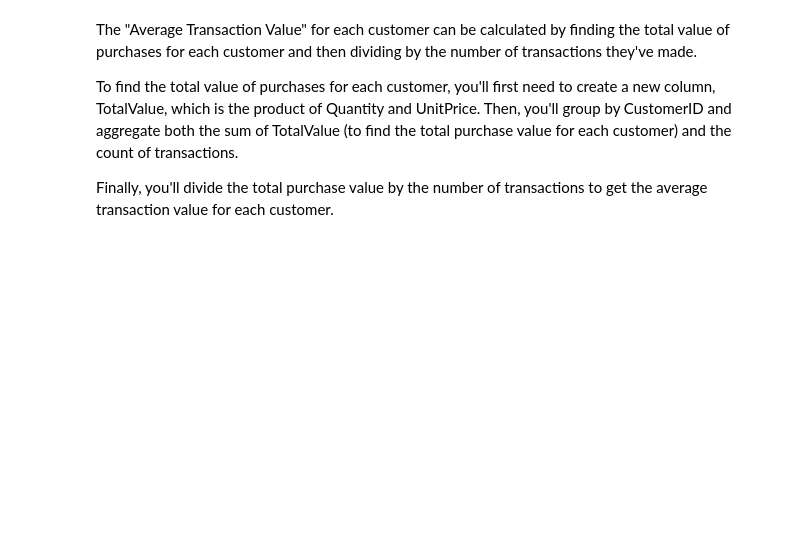
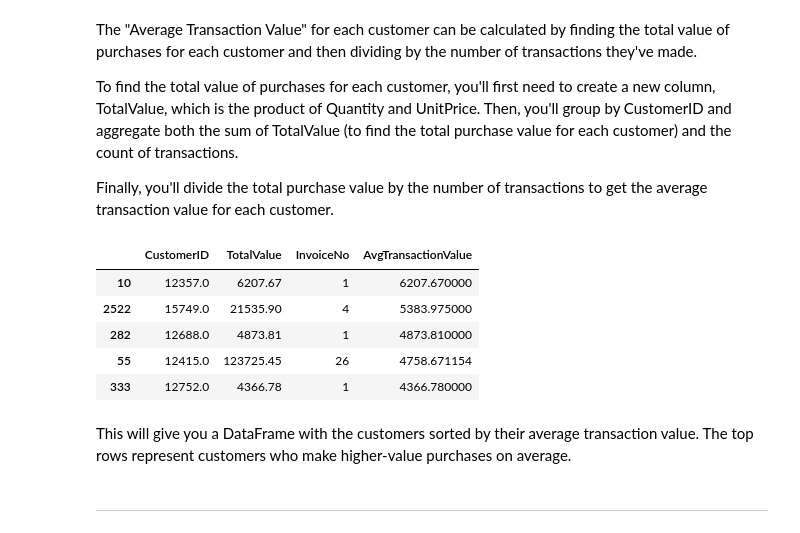
Before and after one commit to ajits-github/TimeSeries_CohortAndChurn_Analysis_With_OnlineRetailData, a Jupyter notebook: TimeSeries_CohortAndChurn_Analysis_With_OnlineRetailData.ipynb, the cells around one changed output. Drawn from its saved outputs; the diff is of its cells as text; code cells hidden in the pictures; blank space fills up the shorter version.

```diff
--- a/TimeSeries_CohortAndChurn_Analysis_With_OnlineRetailData.ipynb
+++ b/TimeSeries_CohortAndChurn_Analysis_With_OnlineRetailData.ipynb
@@ -237,3 +237,32 @@ The "Average Transaction Value" for each customer can be calculated by finding t
 To find the total value of purchases for each customer, you'll first need to create a new column, TotalValue, which is the product of Quantity and UnitPrice. Then, you'll group by CustomerID and aggregate both the sum of TotalValue (to find the total purchase value for each customer) and the count of transactions.
 
 Finally, you'll divide the total purchase value by the number of transactions to get the average transaction value for each customer.
+# %%
+# Creating the TotalValue column
+df_new2 = df.copy()
+df_new2['TotalValue'] = df_new2['Quantity'] * df_new2['UnitPrice']
+
+# Grouping by CustomerID to find total value and count of transactions
+agg_data = df_new2.groupby('CustomerID').agg({'TotalValue': 'sum', 'InvoiceNo': 'nunique'}).reset_index()
+
+# Calculate average transaction value
+agg_data['AvgTransactionValue'] = agg_data['TotalValue'] / agg_data['InvoiceNo']
+
+# Sorting customers by average transaction value in descending order
+top_customers_avg_value = agg_data.sort_values(by='AvgTransactionValue', ascending=False)
+
+# Displaying the top customers based on average transaction value
+top_customers_avg_value.head()
+# %% [output]
+|  | CustomerID | TotalValue | InvoiceNo | AvgTransactionValue |
+| 10 | 12357.0 | 6207.67 | 1 | 6207.670000 |
+| 2522 | 15749.0 | 21535.90 | 4 | 5383.975000 |
+| 282 | 12688.0 | 4873.81 | 1 | 4873.810000 |
+| 55 | 12415.0 | 123725.45 | 26 | 4758.671154 |
+| 333 | 12752.0 | 4366.78 | 1 | 4366.780000 |
+# %% [markdown]
+This will give you a DataFrame with the customers sorted by their average transaction value. The top rows represent customers who make higher-value purchases on average.
+# %% [markdown]
+
+
+---
```
